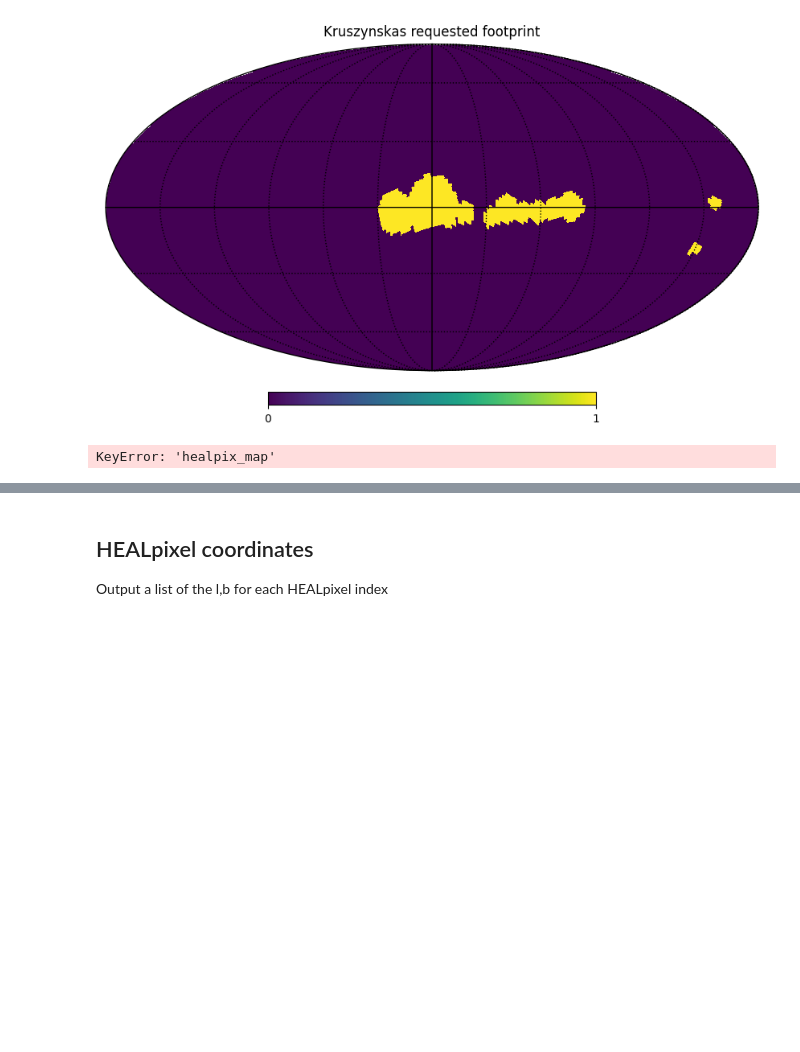
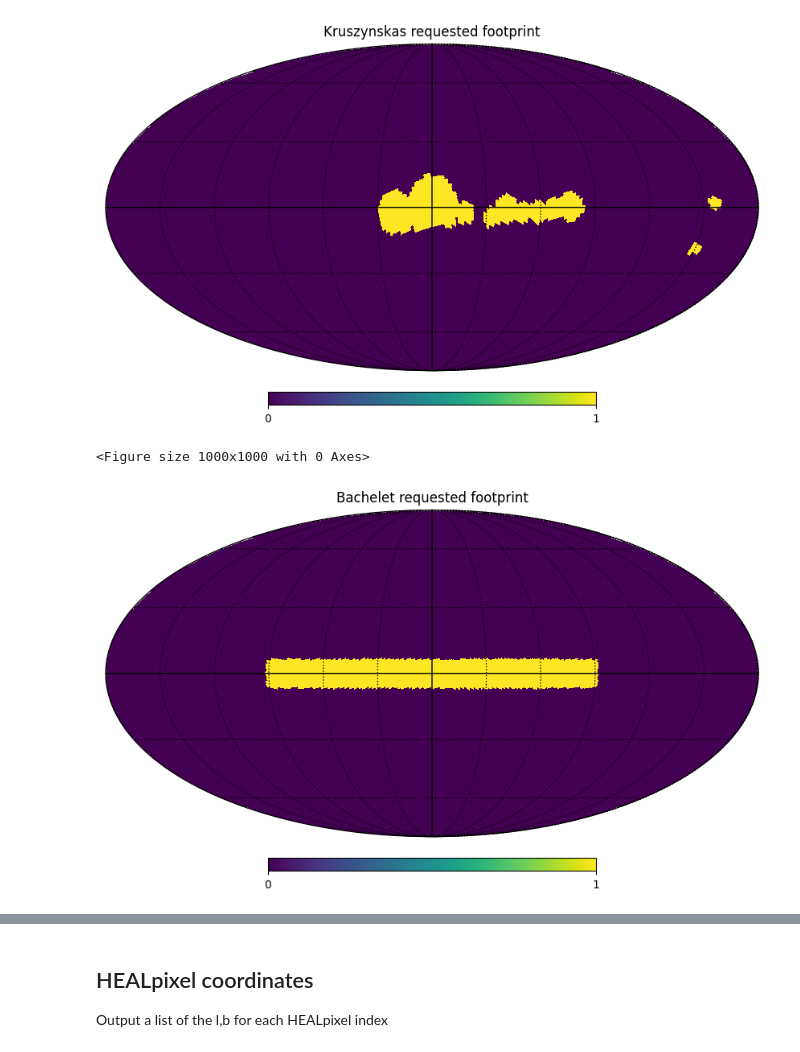
Before and after one commit to rachel3834/rgps, a Jupyter notebook: notebooks/healpixel_functions.ipynb, the cells around one changed output, grey strips where cells are left out. Cells and saved outputs as stored; diff of their text form; code cells hidden in the pictures; blank space fills up the shorter version.

Commit message:
Integrated updated region maps

```diff
--- a/notebooks/healpixel_functions.ipynb
+++ b/notebooks/healpixel_functions.ipynb
@@ -321,9 +327,3 @@ plt.tight_layout()
 # %% [output]
 <Figure size 1000x1000 with 0 Axes>
 [figure]
-# %%
-stellar_density = survey_footprints.load_stellar_density_footprint(
-        '/Users/rstreet/software/rgps/', sim_config
-    )
-# %% [output]
-KeyError: 'healpix_map'
@@ -334,0 +330,11 @@ plt.tight_layout()
+# %%
+sci_survey_regions = regions.load_regions_from_file(sim_config, path.join(getcwd(), '..', 'region_data', 'rgps_science_regions_Bachelet.json'))
+sci_merge = regions.combine_regions(sci_survey_regions['Bachelet']['F213'])
+
+fig = plt.figure(1,(10,10))
+hp.mollview(sci_merge.region_map, title='Bachelet requested footprint')
+hp.graticule()
+plt.tight_layout()
+# %% [output]
+<Figure size 1000x1000 with 0 Axes>
+[figure, added]
```
Also changed, not shown: parts of 6 cells of this notebook, 7 other files.
